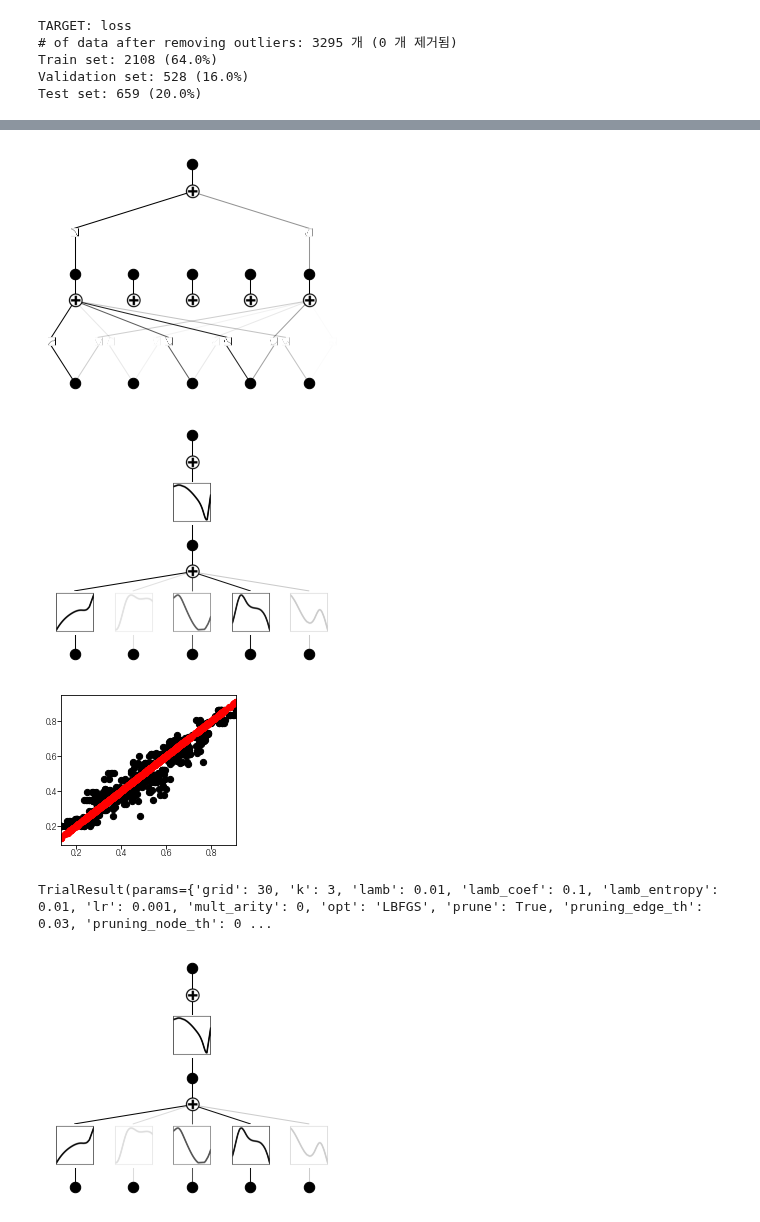
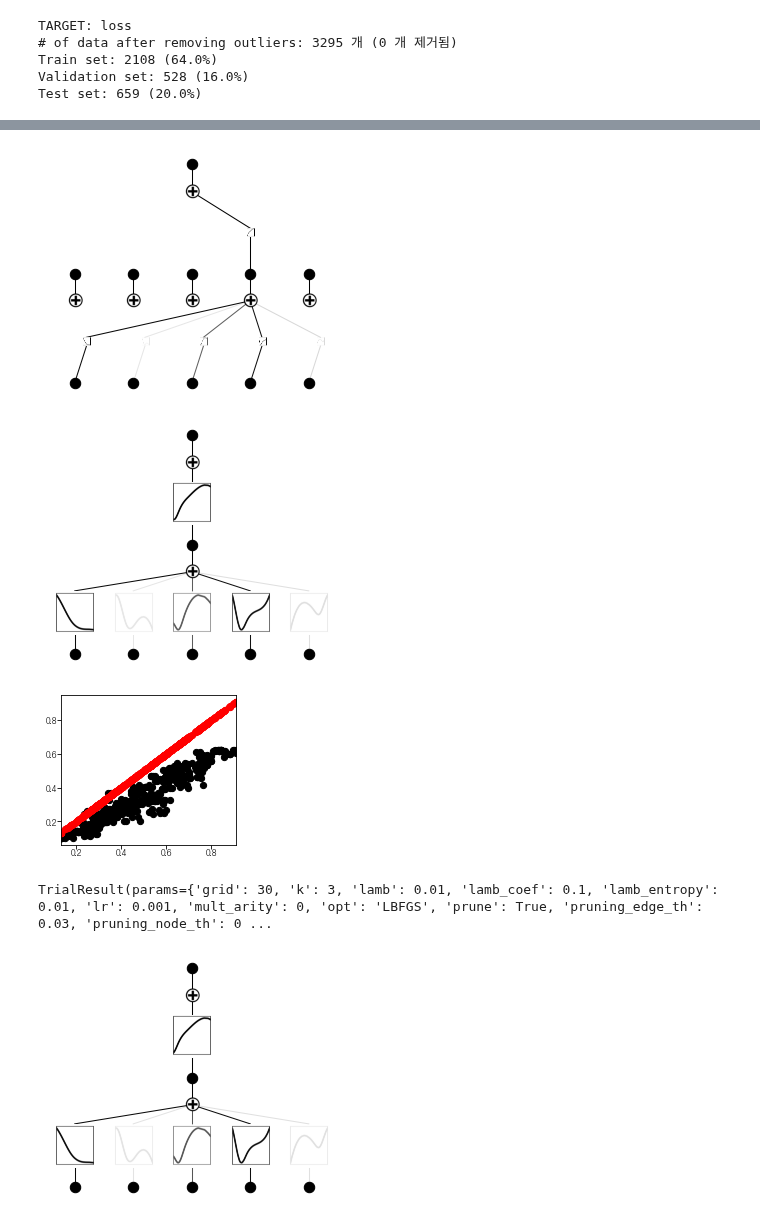
Before and after one commit to Hyein-coder/pykan, a Jupyter notebook: github/workflows/Hyein/material_02_AgNP.ipynb, the cells around one changed output, grey strips where cells are left out. Drawn from its saved outputs; the diff is of its cells as text; code cells hidden in the pictures.

```diff
--- a/github/workflows/Hyein/material_02_AgNP.ipynb
+++ b/github/workflows/Hyein/material_02_AgNP.ipynb
@@ -47,8 +47,9 @@ print(f"Train set: {len(X_train)} ({len(X_train) / len(X) * 100:.1f}%)")
 print(f"Validation set: {len(X_val)} ({len(X_val) / len(X) * 100:.1f}%)")
 print(f"Test set: {len(X_test)} ({len(X_test) / len(X) * 100:.1f}%)")
 
-scaler_X = MinMaxScaler(feature_range=(-1,1))
-scaler_y = MinMaxScaler(feature_range=(-1,1))
+feature_range = (0.1, 0.9)
+scaler_X = MinMaxScaler(feature_range=feature_range)
+scaler_y = MinMaxScaler(feature_range=feature_range)
 
 X_train_norm = scaler_X.fit_transform(X_train)
 y_train_norm = scaler_y.fit_transform(y_train)
@@ -84,22 +85,24 @@ plt.show()
 # %%
 from kan.experiments.multkan_hparam_sweep import evaluate_params
 params = {k: v for k, v in d_opt_flat.items() if "param_" in k}
 params = {key.replace('param_', ''): value for key, value in params.items()}
-# params['max_grid'] = 3
+
+params['max_grid'] = 3
+params['grid_range'] = feature_range
 
 res, model, fit_kwargs, dataset = evaluate_params(
     X_train_norm, y_train_norm, X_val_norm, y_val_norm, params, X_test_norm, y_test_norm, 0, scaler_y, device.type,
     save_heading=save_heading
 )
 print(res)
 model.plot()
 plt.show()
 # %% [output]
-[figure, old version]
+[figure, new version]
-[figure, old version]
+[figure, new version]
-[figure, old version]
+[figure, new version]
 TrialResult(params={'grid': 30, 'k': 3, 'lamb': 0.01, 'lamb_coef': 0.1, 'lamb_entropy': 0.01, 'lr': 0.001, 'mult_arity': 0, 'opt': 'LBFGS', 'prune': True, 'pruning_edge_th': 0.03, 'pruning_node_th': 0 ...
-[figure, old version]
+[figure, new version]
 # %%
 from kan.utils import ex_round
 model.auto_symbolic(weight_simple=0, a_range=(-50, 50), b_range=(-50, 50))
```
Also changed, not shown: parts of 6 cells of this notebook, 1 other file.
